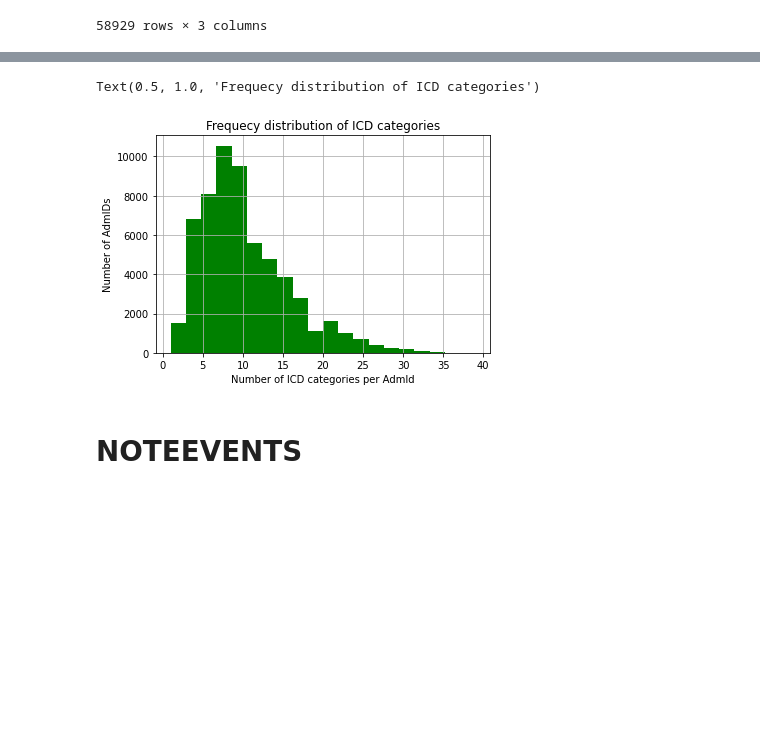
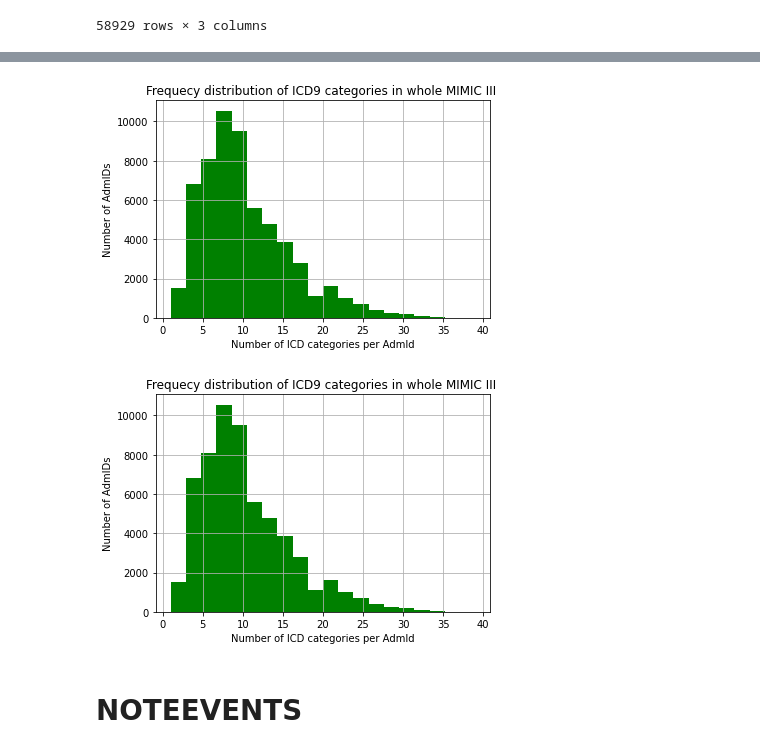
Before and after one commit to samantamrityunjay/Automatic-assignment-of-ICD10-codes, a Jupyter notebook: Notebooks/DataAnalysis.ipynb, the cells around one changed output, grey strips where cells are left out. Saved outputs shown, nothing was run; the diff lists cells and outputs as text; code cells hidden in the pictures; blank space fills up the shorter version.

```diff
--- a/Notebooks/DataAnalysis.ipynb
+++ b/Notebooks/DataAnalysis.ipynb
@@ -22,7 +23,7 @@ There are total <strong><u>58976</u></strong> admisssion ids.</p>
  <p>Out of which <strong><u>47</u></strong>  do not have any ICD9 codes corresponding to them (NaN values). So we have total of <strong><u>58929</u></strong> in this table with correponding ICD9 codes and converted ICD10 codes.
  <p>There are <strong><u>6984</u></strong>unique ICD9 codes and <strong><u>942</u></strong> ICD9 categories.
 # %%
-allmimic=pd.read_csv('/content/drive/My Drive/AlgoIntern/Data/DIAGNOSES_ICD.csv')
+allmimic=pd.read_csv('/content/drive/My Drive/AlgoIntern/Data/Data0.0/DIAGNOSES_ICD.csv')
 # %%
 allmimic
 # %% [output]
@@ -274,13 +303,17 @@ Text(0.5, 1.0, 'Frequecy distribution of ICDcodes')
 # %%
 # frequency distribution of number of ICD categories for each admids
+fig = plt.figure()
 plt.hist(allmimic_groupbyHADMID.ICD9_CATEGORY.apply(lambda x:len(x)),bins=20,color='g')
 plt.grid(True)
 plt.xlabel('Number of ICD categories per AdmId')
 plt.ylabel('Number of AdmIDs')
-plt.title('Frequecy distribution of ICD categories')
+plt.title('Frequecy distribution of ICD9 categories in whole MIMIC III ')
+plt.show()
+fig.savefig('/content/drive/MyDrive/AlgoIntern/Images/all_mimic_icd9_cat.png', bbox_inches = 'tight')
+Image('/content/drive/MyDrive/AlgoIntern/Images/all_mimic_icd9_cat.png')
 # %% [output]
-Text(0.5, 1.0, 'Frequecy distribution of ICD categories')
-[figure, old version]
+[figure, new version]
+[figure, added]
 # %% [markdown]
 # NOTEEVENTS
 # %%
```
Also changed, not shown: parts of 150 cells of this notebook, 12 other files.
